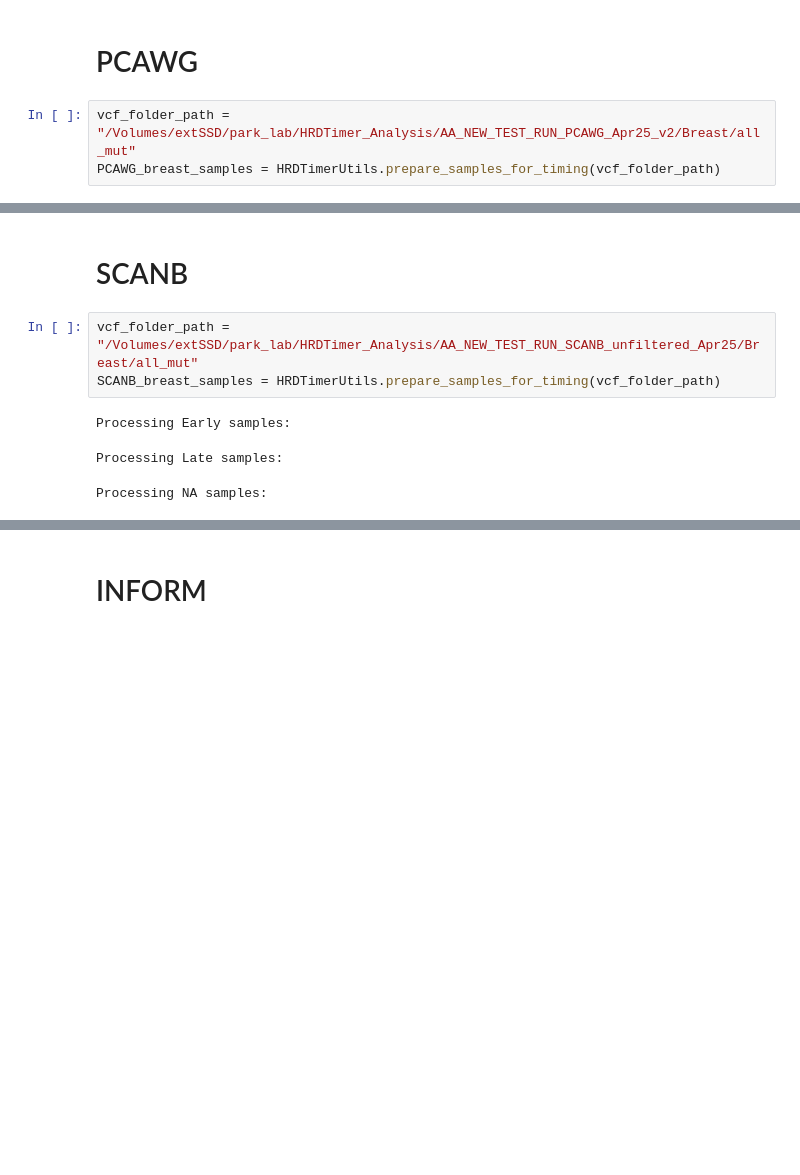
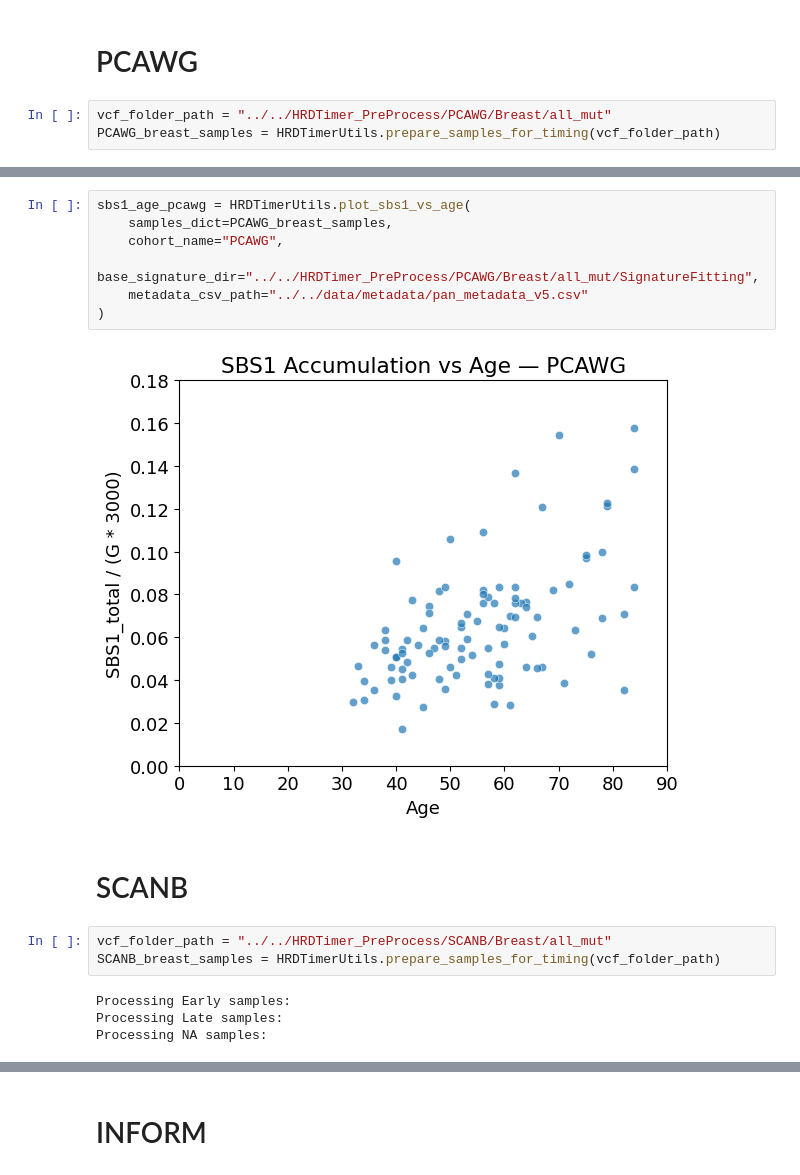
Before and after one commit to michandreop/HRDTimer, a Jupyter notebook: notebooks/paper_figures/Fig3.ipynb, the cells around one changed output, grey strips where cells are left out. Drawn from its saved outputs; the diff is of its cells as text; blank space fills up the shorter version.

```diff
--- a/notebooks/paper_figures/Fig3.ipynb
+++ b/notebooks/paper_figures/Fig3.ipynb
@@ -38,7 +38,7 @@ from hrdtimer import utils as HRDTimerUtils
 # %% [markdown]
 # PCAWG
 # %%
-vcf_folder_path = "/Volumes/extSSD/park_lab/HRDTimer_Analysis/AA_NEW_TEST_RUN_PCAWG_Apr25_v2/Breast/all_mut"
+vcf_folder_path = "../../HRDTimer_PreProcess/PCAWG/Breast/all_mut"
 PCAWG_breast_samples = HRDTimerUtils.prepare_samples_for_timing(vcf_folder_path)
 # %% [output]
 Processing Early samples:
@@ -87,9 +47,18 @@ plt.show()
+# %%
+sbs1_age_pcawg = HRDTimerUtils.plot_sbs1_vs_age(
+    samples_dict=PCAWG_breast_samples,
+    cohort_name="PCAWG",
+    base_signature_dir="../../HRDTimer_PreProcess/PCAWG/Breast/all_mut/SignatureFitting",
+    metadata_csv_path="../../data/metadata/pan_metadata_v5.csv"
+)
+# %% [output]
+[figure, added]
 # %% [markdown]
 # SCANB
 # %%
-vcf_folder_path = "/Volumes/extSSD/park_lab/HRDTimer_Analysis/AA_NEW_TEST_RUN_SCANB_unfiltered_Apr25/Breast/all_mut"
+vcf_folder_path = "../../HRDTimer_PreProcess/SCANB/Breast/all_mut"
 SCANB_breast_samples = HRDTimerUtils.prepare_samples_for_timing(vcf_folder_path)
 # %% [output]
 Processing Early samples:
+Processing Late samples:
+Processing NA samples:
-Processing Late samples:
-Processing NA samples:
```
Also changed, not shown: parts of 22 cells of this notebook, 20 other files.
